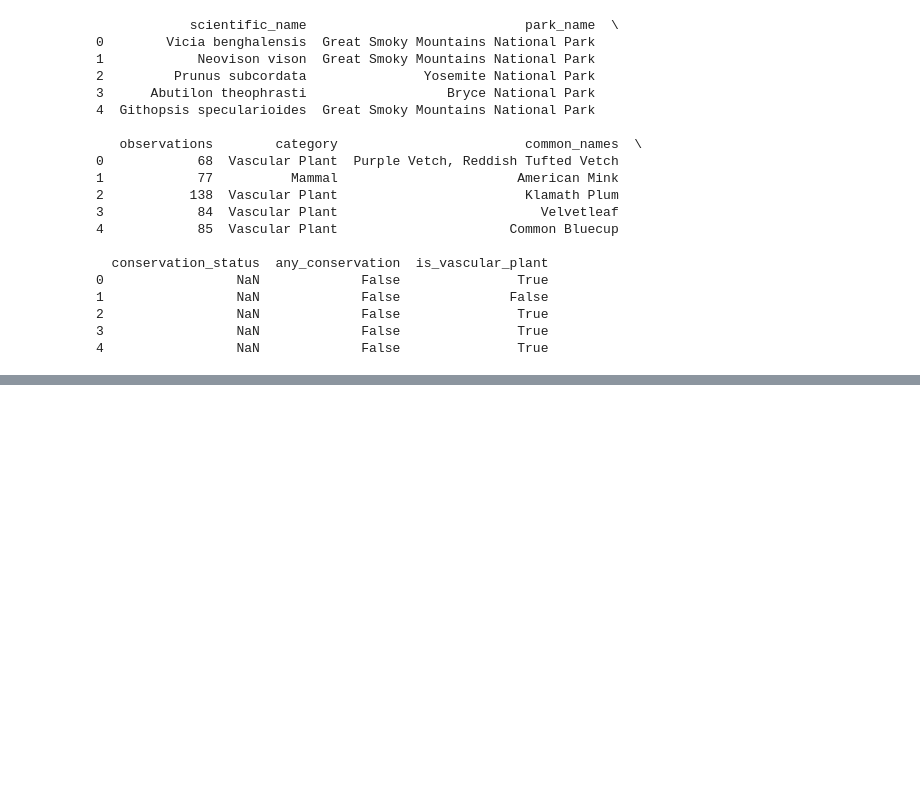
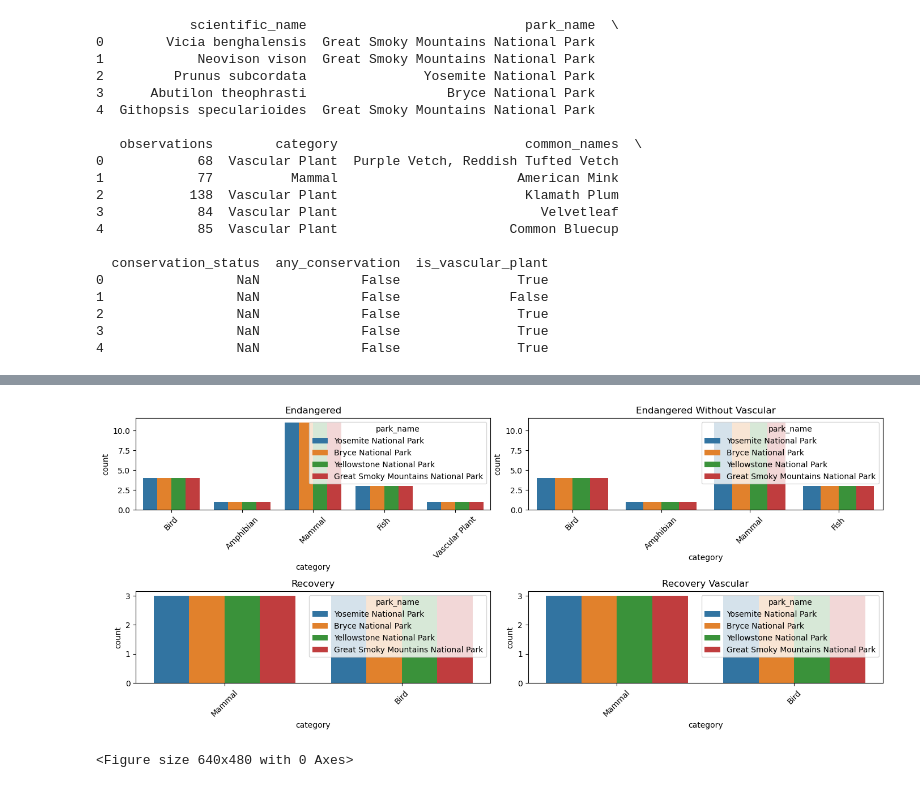
Before and after one commit to jacobledger/biodiversity_starter, a Jupyter notebook: biodiversity.ipynb, the cells around one changed output, grey strips where cells are left out. Saved outputs shown, nothing was run; the diff lists cells and outputs as text; code cells hidden in the pictures; blank space fills up the shorter version.

```diff
--- a/biodiversity.ipynb
+++ b/biodiversity.ipynb
@@ -245 +304,21 @@ plt.clf()
 <Figure size 640x480 with 0 Axes>
+# %%
+# So far there are still consistnant categories and data
+
+fig, axes = plt.subplots(2, 2, figsize=(14, 6))
+sns.countplot(data=endangered, x='category', hue='park_name', ax=axes[0, 0])
+axes[0, 0].set_title('Endangered')
+sns.countplot(data=endangered[endangered['is_vascular_plant'] == False], x='category', hue='park_name', ax=axes[0, 1])
+axes[0, 1].set_title('Endangered Without Vascular')
+sns.countplot(data=recovery, x='category', hue='park_name', ax=axes[1, 0])
+axes[1, 0].set_title('Recovery')
+sns.countplot(data=recovery[recovery['is_vascular_plant'] == False], x='category', hue='park_name', ax=axes[1, 1])
+axes[1, 1].set_title('Recovery Vascular')
+for ax in axes.ravel():
+    ax.tick_params(axis='x', rotation=45)
+plt.tight_layout()
+plt.show()
+plt.clf()
+# %% [output]
+[figure, added]
+<Figure size 640x480 with 0 Axes>
```
Also changed, not shown: parts of 9 cells of this notebook.
